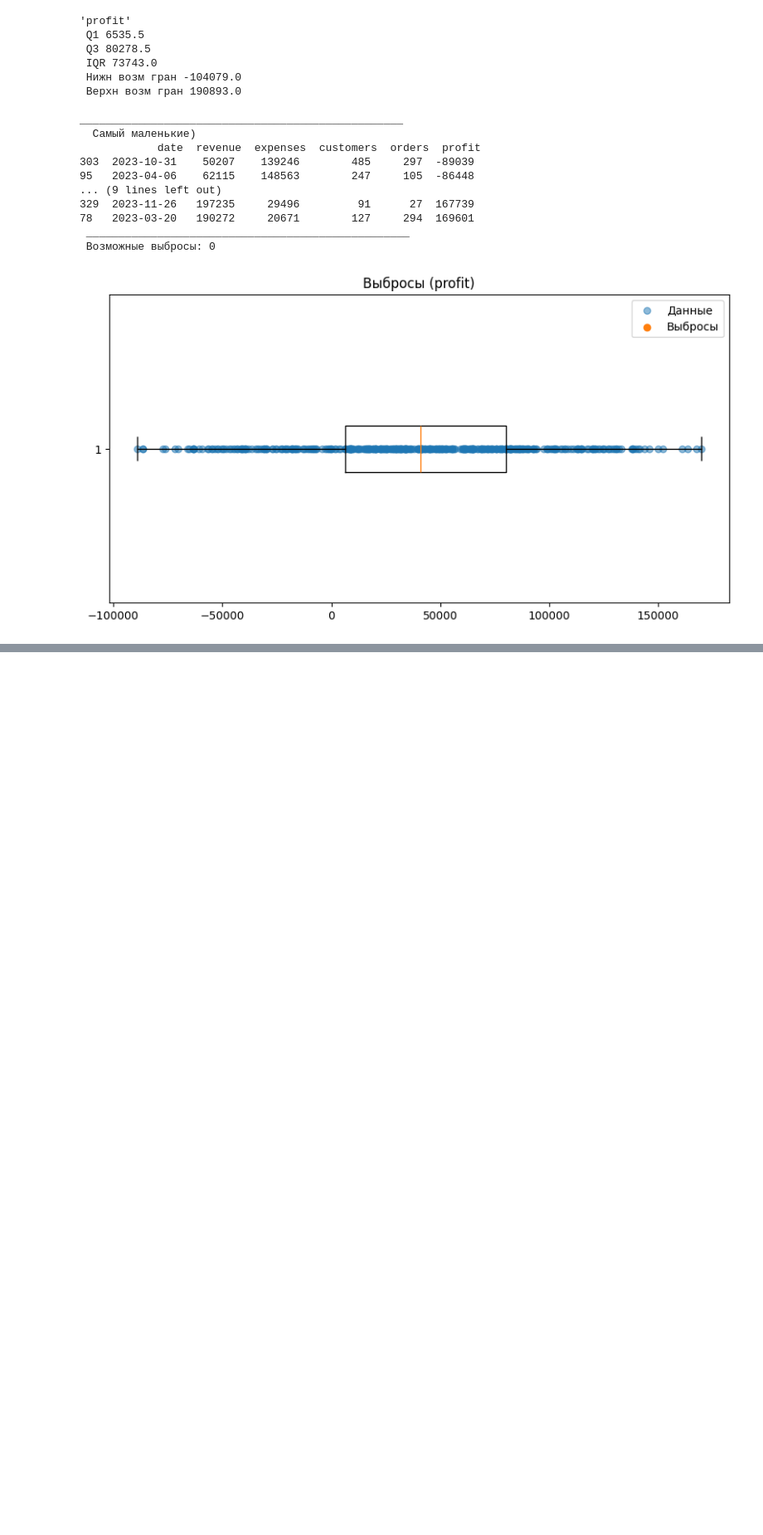
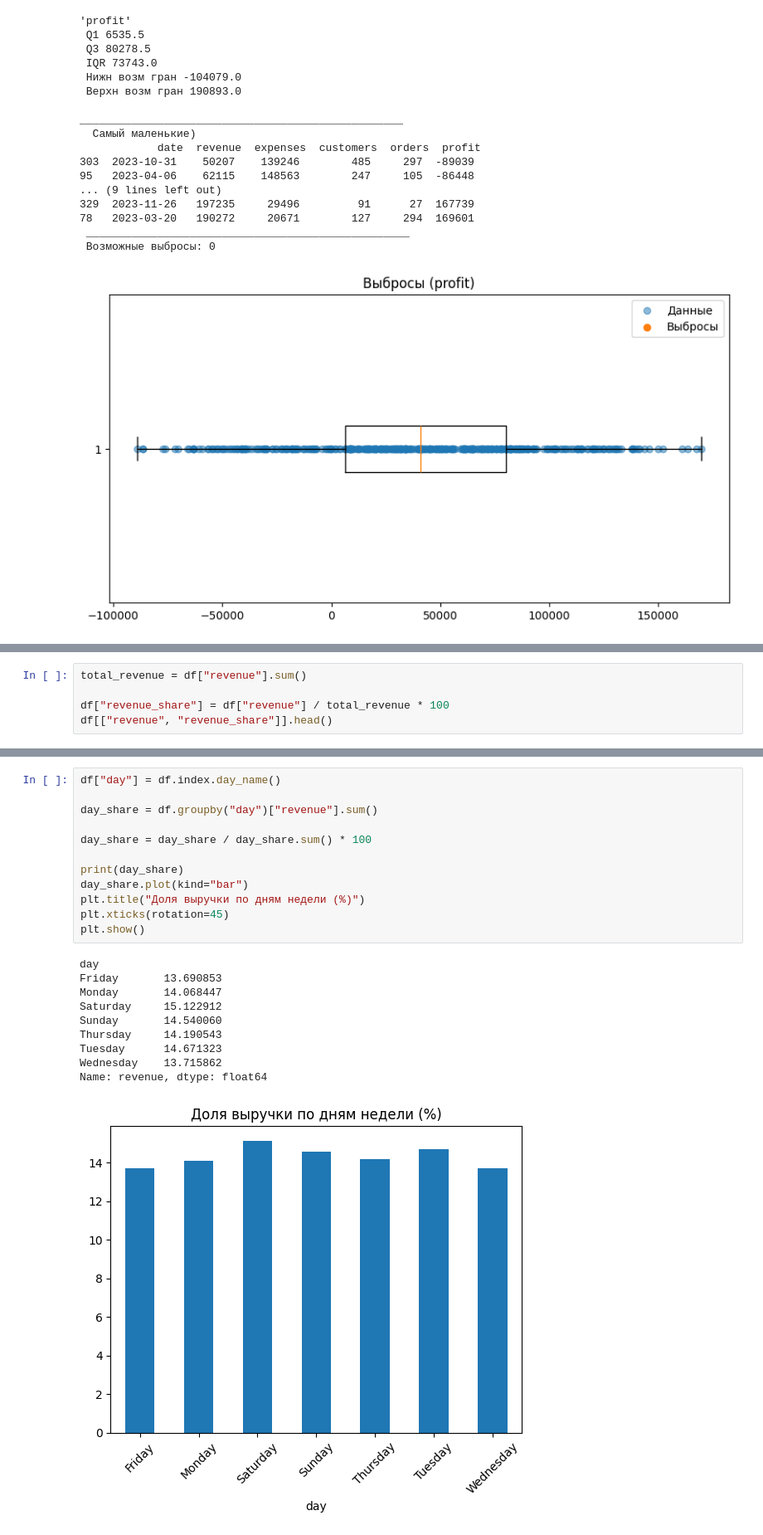
Before and after one commit to Sr123Saha/Financial_Analytics, a Jupyter notebook: main.ipynb, the cells around one changed output, grey strips where cells are left out. Shown at 83% size. Drawn from its saved outputs; the diff is of its cells as text; blank space fills up the shorter version.

```diff
--- a/main.ipynb
+++ b/main.ipynb
@@ -424,0 +555,5 @@ __________________________________________________
+# %%
+total_revenue = df["revenue"].sum()
+
+df["revenue_share"] = df["revenue"] / total_revenue * 100
+df[["revenue", "revenue_share"]].head()
@@ -424,0 +568,23 @@ __________________________________________________
+# %%
+df["day"] = df.index.day_name()
+
+day_share = df.groupby("day")["revenue"].sum()
+
+day_share = day_share / day_share.sum() * 100
+
+print(day_share)
+day_share.plot(kind="bar")
+plt.title("Доля выручки по дням недели (%)")
+plt.xticks(rotation=45)
+plt.show()
+# %% [output]
+day
+Friday       13.690853
+Monday       14.068447
+Saturday     15.122912
+Sunday       14.540060
+Thursday     14.190543
+Tuesday      14.671323
+Wednesday    13.715862
+Name: revenue, dtype: float64
+[figure, added]
```
Also changed, not shown: parts of 16 cells of this notebook.
